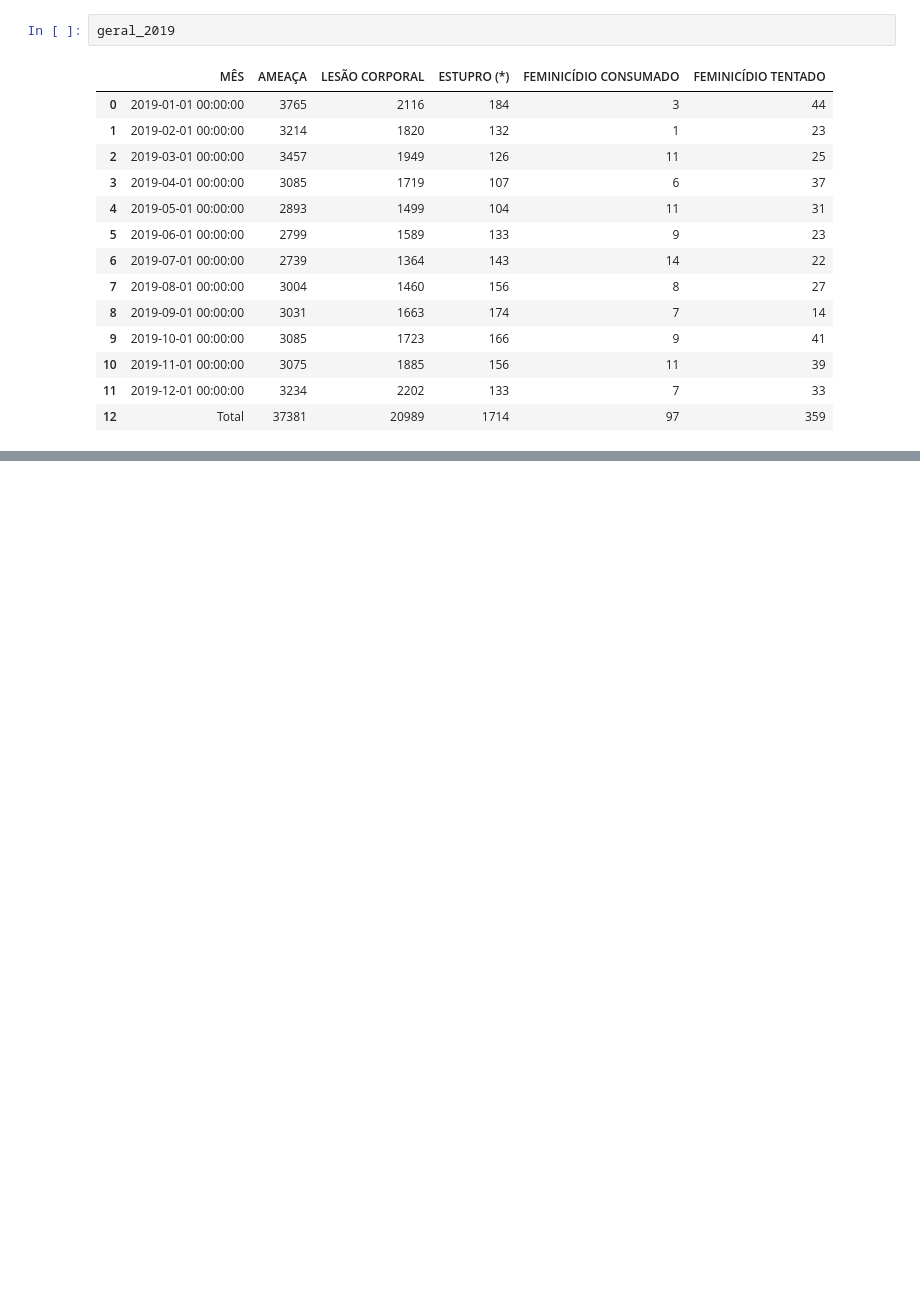
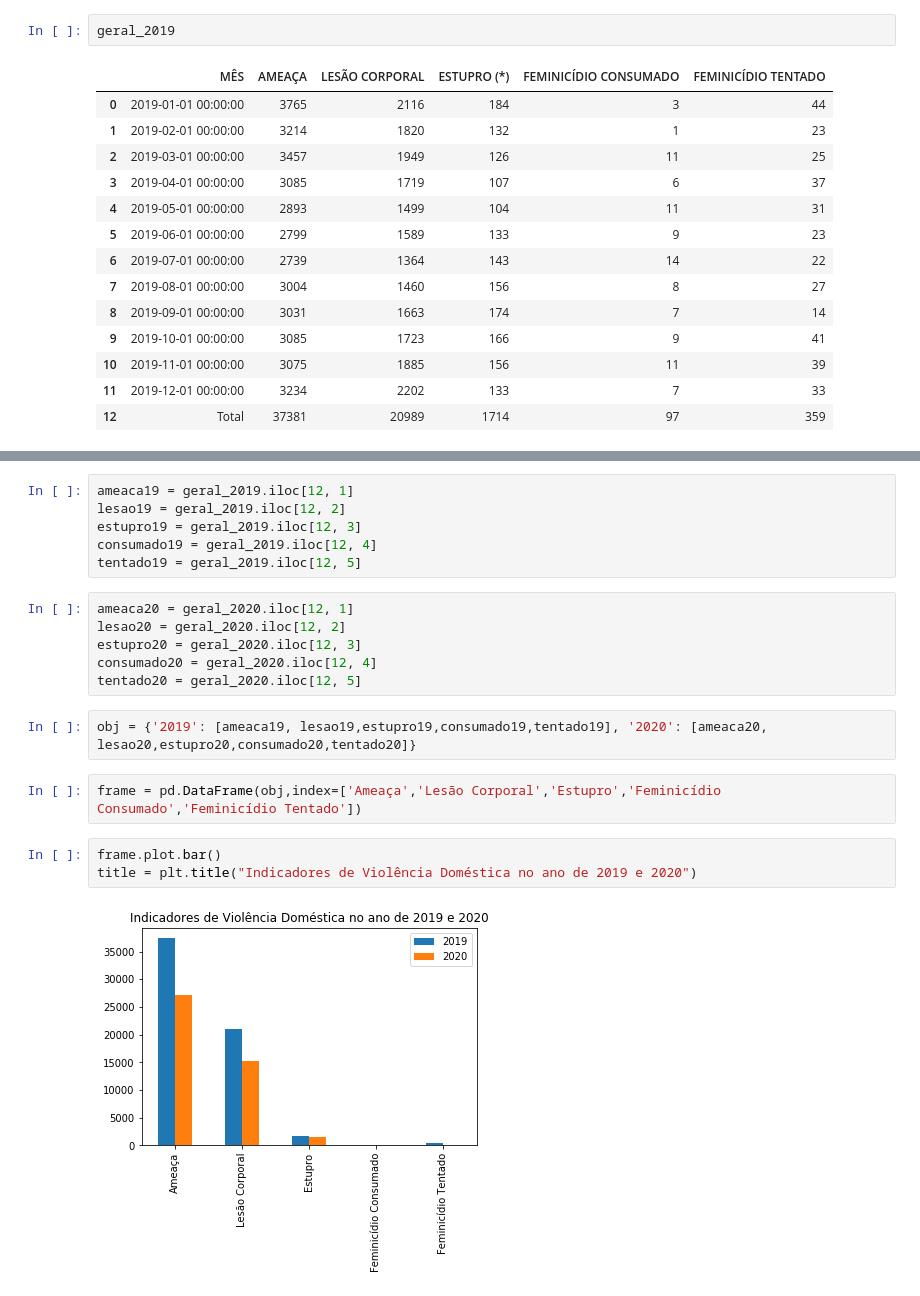
Before and after one commit to wagnerinacio16/Violencia-Domestica-no-RS---Data-Analysis, a Jupyter notebook: trab1-Saimon-Wagner.ipynb, the cells around one changed output, grey strips where cells are left out. Saved outputs shown, nothing was run; the diff lists cells and outputs as text; blank space fills up the shorter version.

```diff
--- a/trab1-Saimon-Wagner.ipynb
+++ b/trab1-Saimon-Wagner.ipynb
@@ -182,0 +931,21 @@ tentado_2019.rename(columns = {0:"Cidades", 1: "jan/19", 2: "fev/19", 3: "mar/19
+# %%
+ameaca19 = geral_2019.iloc[12, 1]
+lesao19 = geral_2019.iloc[12, 2]
+estupro19 = geral_2019.iloc[12, 3]
+consumado19 = geral_2019.iloc[12, 4]
+tentado19 = geral_2019.iloc[12, 5]
+# %%
+ameaca20 = geral_2020.iloc[12, 1]
+lesao20 = geral_2020.iloc[12, 2]
+estupro20 = geral_2020.iloc[12, 3]
+consumado20 = geral_2020.iloc[12, 4]
+tentado20 = geral_2020.iloc[12, 5]
+# %%
+obj = {'2019': [ameaca19, lesao19,estupro19,consumado19,tentado19], '2020': [ameaca20, lesao20,estupro20,consumado20,tentado20]}
+# %%
+frame = pd.DataFrame(obj,index=['Ameaça','Lesão Corporal','Estupro','Feminicídio Consumado','Feminicídio Tentado'])
+# %%
+frame.plot.bar()
+title = plt.title("Indicadores de Violência Doméstica no ano de 2019 e 2020")
+# %% [output]
+[figure, added]
```
Also changed, not shown: parts of 248 cells of this notebook.
